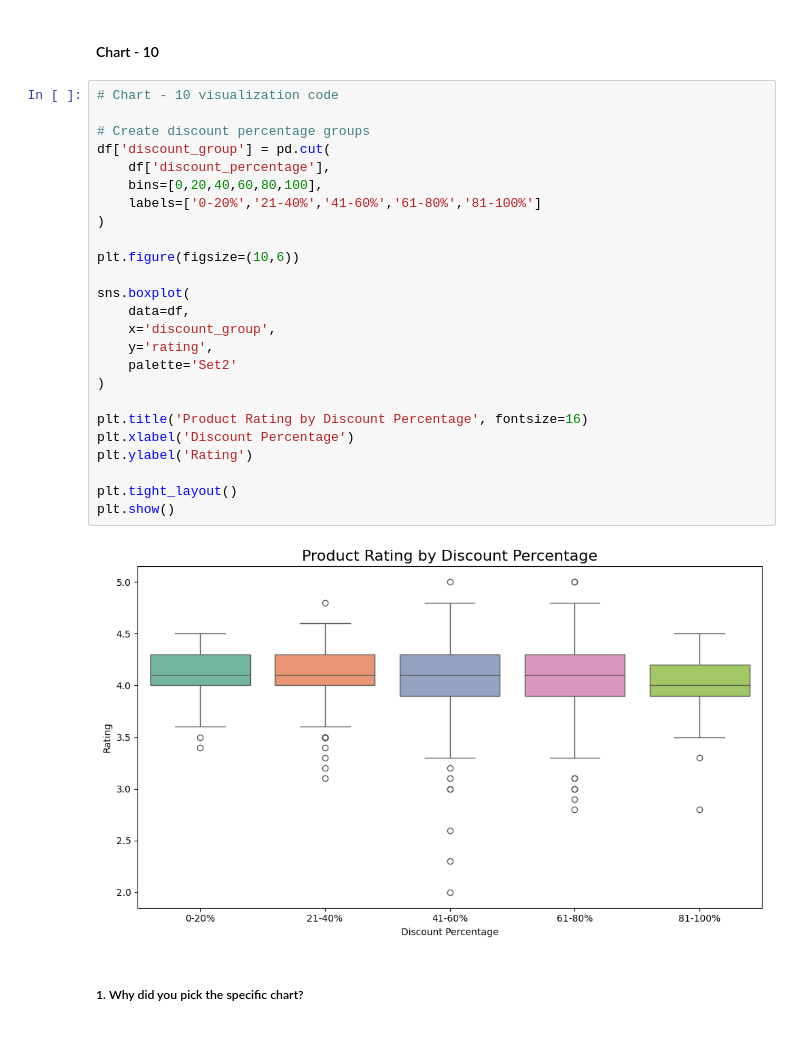
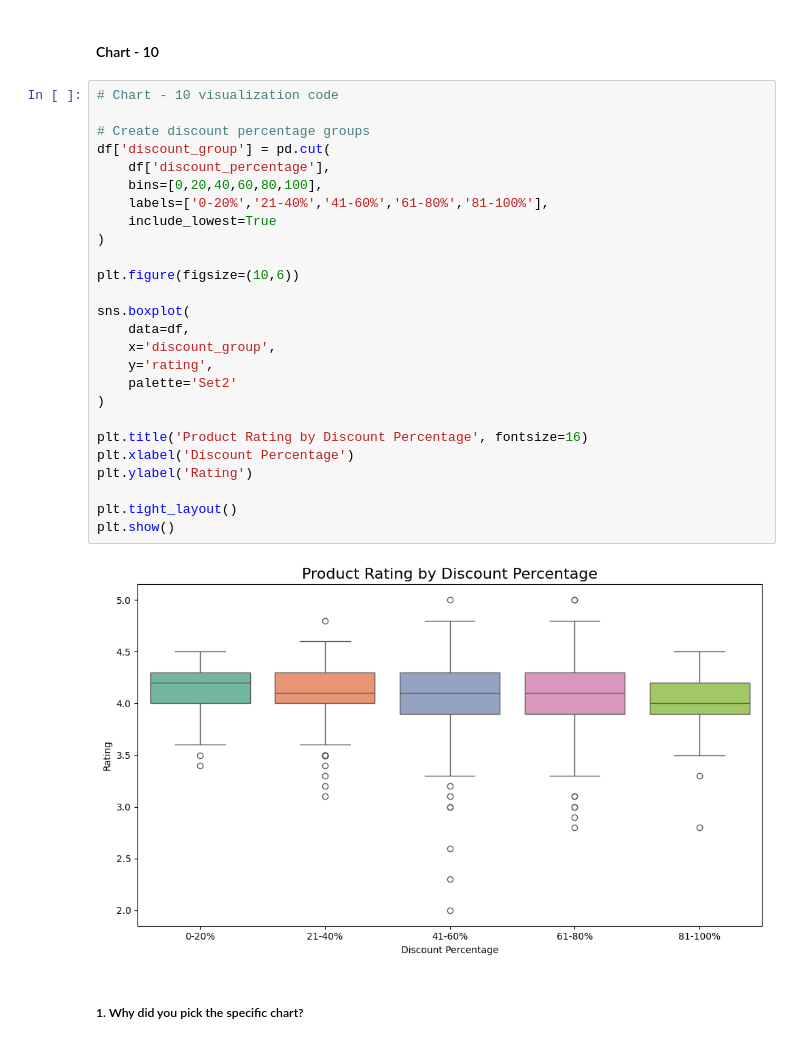
Before and after one commit to Sneha8126/ML---Unsupervised-Learning-Project, a Jupyter notebook: Sneha_copy_of_Sample_ML_Submission_Clustering_Template.ipynb, the cells around one changed output. Cells and saved outputs as stored; diff of their text form.

```diff
--- a/Sneha_copy_of_Sample_ML_Submission_Clustering_Template.ipynb
+++ b/Sneha_copy_of_Sample_ML_Submission_Clustering_Template.ipynb
@@ -859,30 +859,31 @@ Understanding customer review patterns helps sellers improve product visibility
 # %%
 # Chart - 10 visualization code
 
 # Create discount percentage groups
 df['discount_group'] = pd.cut(
     df['discount_percentage'],
     bins=[0,20,40,60,80,100],
-    labels=['0-20%','21-40%','41-60%','61-80%','81-100%']
+    labels=['0-20%','21-40%','41-60%','61-80%','81-100%'],
+    include_lowest=True
 )
 
 plt.figure(figsize=(10,6))
 
 sns.boxplot(
     data=df,
     x='discount_group',
     y='rating',
     palette='Set2'
 )
 
 plt.title('Product Rating by Discount Percentage', fontsize=16)
 plt.xlabel('Discount Percentage')
 plt.ylabel('Rating')
 
 plt.tight_layout()
 plt.show()
 # %% [output]
-[figure, old version]
+[figure, new version]
 # %% [markdown]
 ##### 1. Why did you pick the specific chart?
 # %% [markdown]
```
Also changed, not shown: parts of 26 cells of this notebook.
